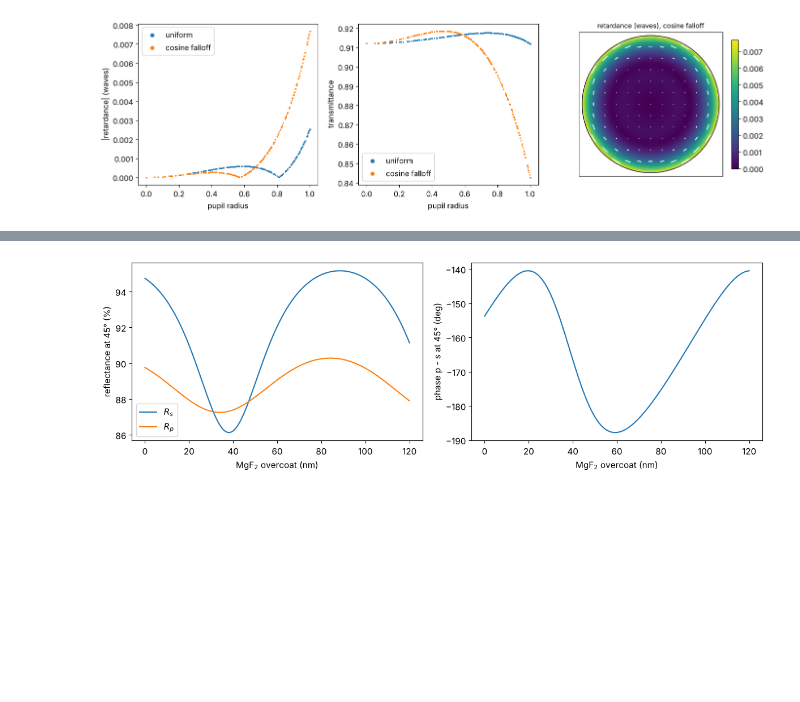
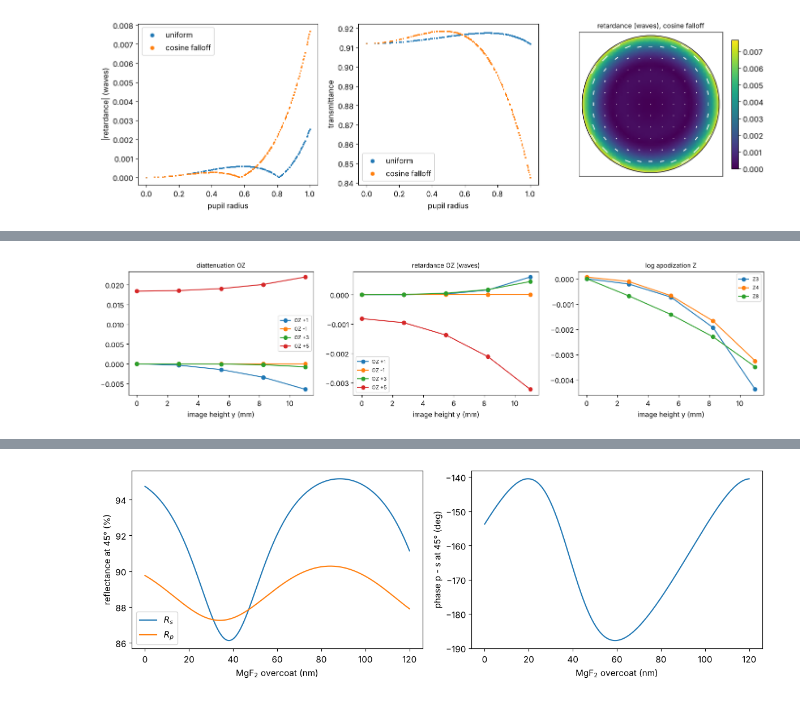
Before and after one commit to aeberspaecher/pyoptics, a Jupyter notebook: notebooks/34_polarization_raytrace.ipynb, the cells around one changed output, grey strips where cells are left out. Saved outputs shown, nothing was run; the diff lists cells and outputs as text; code cells hidden in the pictures; blank space fills up the shorter version.

```diff
--- a/notebooks/34_polarization_raytrace.ipynb
+++ b/notebooks/34_polarization_raytrace.ipynb
@@ -345,0 +499,21 @@ mirror lists its layers from the incidence side and names the substrate:
+# %%
+coated = variants["MgF2/LaF3"]
+heights = np.linspace(0, 11.0, 5)
+rows = []
+for h in heights:
+    r = lens.lens_jones_pupil(coated, field=(0.0, h), N=31)
+    physical, scalar = jp.PhysicalJonesPupil.fit(r.P_x, r.P_y, r.J, n_terms=16)
+    log_amplitude = jp.fit_zernikes(r.P_x, r.P_y, 0.5*np.log(jp.decompose(r.J)["transmission"]), 16)
+    rows.append((physical.diattenuation, physical.retardance, log_amplitude))
+fig, axes = plt.subplots(1, 3, figsize=(15, 3.8))
+for ax, (k, keys, title) in zip(axes, ((0, (1, -1, 3, 5), "diattenuation OZ"),
+                                       (1, (1, -1, 3, 5), "retardance OZ (waves)"),
+                                       (2, (3, 4, 8), "log apodization Z"))):
+    for j in keys:
+        ax.plot(heights, [row[k].get(j, 0.0) for row in rows], "o-",
+                label=("OZ {:+d}" if "OZ" in title else "Z{}").format(j))
+    ax.set_xlabel("image height y (mm)"), ax.set_title(title, fontsize=10)
+    ax.legend(fontsize=8)
+plt.tight_layout()
+# %% [output]
+[figure, added]
```
Also changed, not shown: parts of 14 cells of this notebook, 3 other files.
